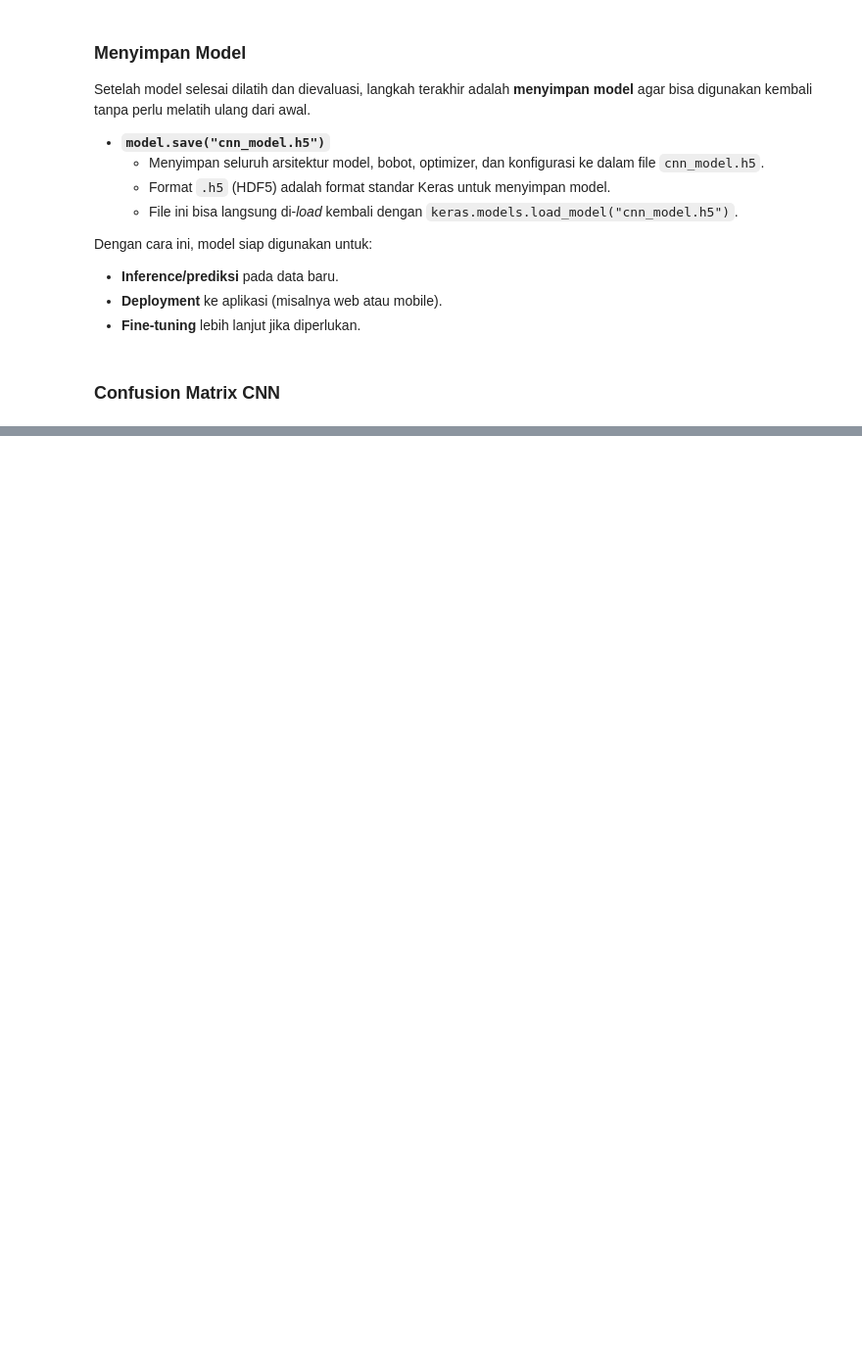
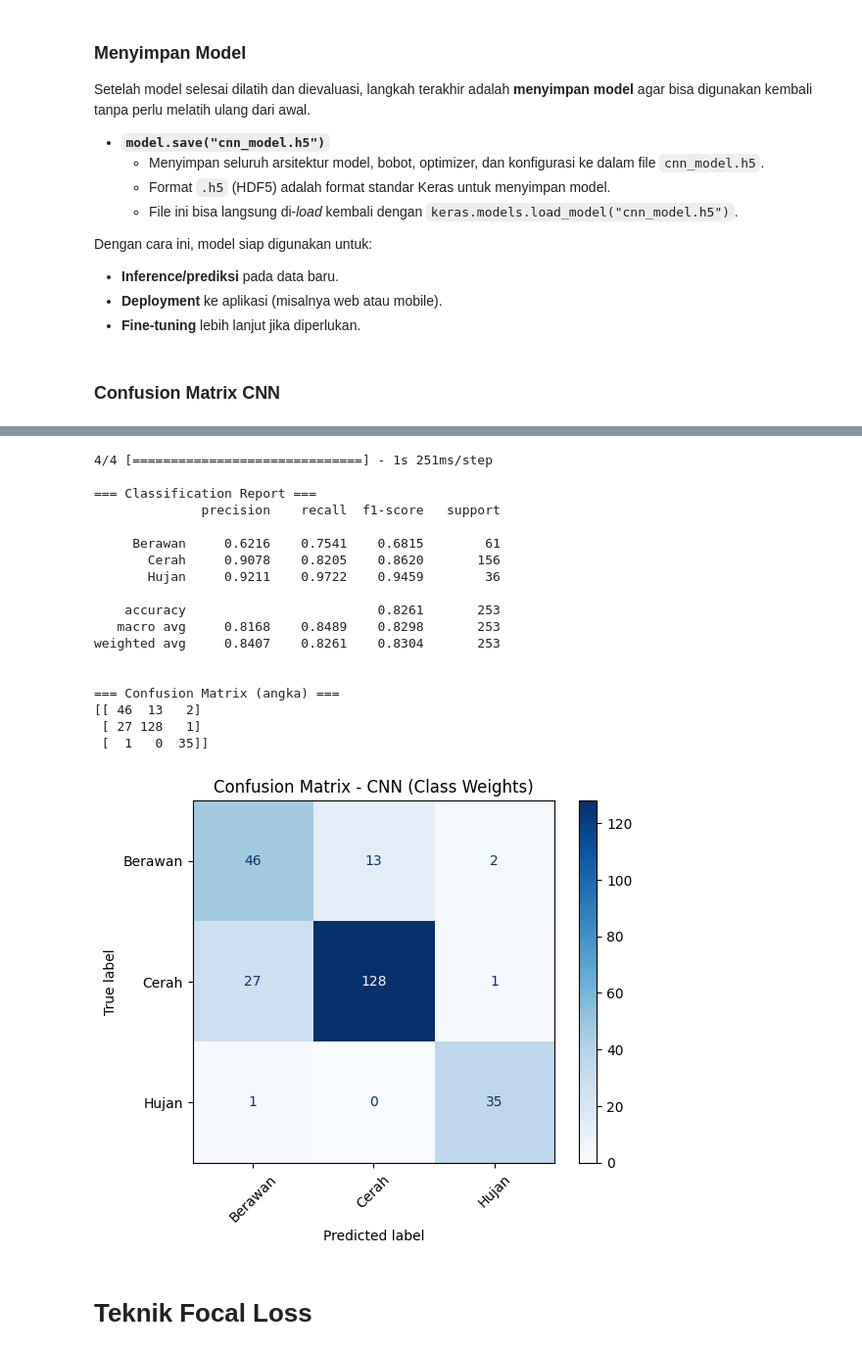
Before and after one commit to ClearSky-Tak/ClearSky-DeepLearning, a Jupyter notebook: Notebook/c_m_cnn.ipynb, the cells around one changed output, grey strips where cells are left out. Shown at 98% size. Saved outputs shown, nothing was run; the diff lists cells and outputs as text; code cells hidden in the pictures; blank space fills up the shorter version.

```diff
--- a/Notebook/c_m_cnn.ipynb
+++ b/Notebook/c_m_cnn.ipynb
@@ -726,0 +791,49 @@ model.save(r"../Result Model/cnn_model.h5")
+# %%
+from sklearn.metrics import classification_report, confusion_matrix, ConfusionMatrixDisplay
+import numpy as np
+import matplotlib.pyplot as plt
+
+# Prediksi di test set
+y_prob = model.predict(test_generator, verbose=1)
+y_pred = np.argmax(y_prob, axis=1)
+
+# Label ground truth
+y_true = test_generator.classes
+class_names = list(test_generator.class_indices.keys())
+
+# Classification report
+print("\n=== Classification Report ===")
+print(classification_report(y_true, y_pred, target_names=class_names, digits=4))
+
+# Confusion matrix (angka)
+cm = confusion_matrix(y_true, y_pred)
+print("\n=== Confusion Matrix (angka) ===")
+print(cm)
+
+# Confusion matrix (visualisasi)
+disp = ConfusionMatrixDisplay(confusion_matrix=cm, display_labels=class_names)
+disp.plot(cmap=plt.cm.Blues, xticks_rotation=45)
+plt.title("Confusion Matrix - CNN (Class Weights)")
+plt.show()
+# %% [output]
+4/4 [==============================] - 1s 251ms/step
+
+=== Classification Report ===
+              precision    recall  f1-score   support
+
+     Berawan     0.6216    0.7541    0.6815        61
+       Cerah     0.9078    0.8205    0.8620       156
+       Hujan     0.9211    0.9722    0.9459        36
+
+    accuracy                         0.8261       253
+   macro avg     0.8168    0.8489    0.8298       253
+weighted avg     0.8407    0.8261    0.8304       253
+
+
+=== Confusion Matrix (angka) ===
+[[ 46  13   2]
+ [ 27 128   1]
+ [  1   0  35]]
+[figure, added]
+# %% [markdown]
+# Teknik Focal Loss
```
Also changed, not shown: parts of 19 cells of this notebook, 2 other files.
